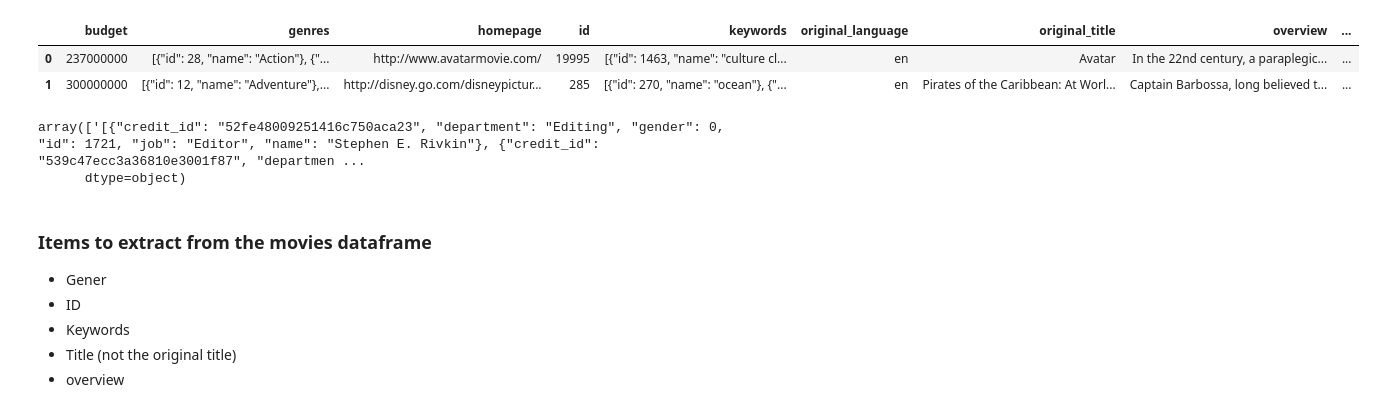
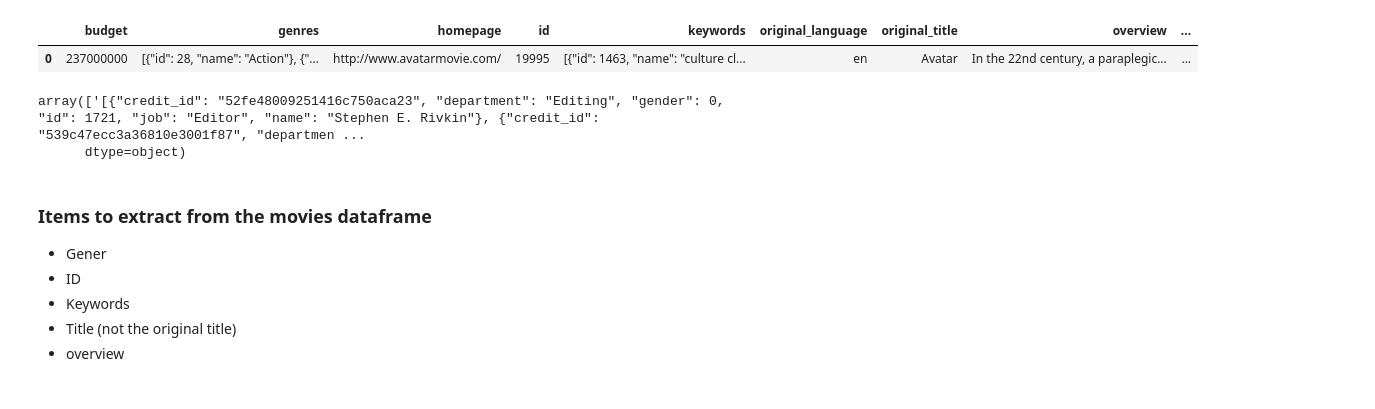
Before and after one commit to achintyashukla/movie-recommender-system, a Jupyter notebook: notebook.ipynb, the cells around one changed output. Cells and saved outputs as stored; diff of their text form; code cells hidden in the pictures.

```diff
--- a/notebook.ipynb
+++ b/notebook.ipynb
@@ -5,11 +5,10 @@ import pandas as pd
 movies = pd.read_csv("tmdb_5000_movies.csv")
 credits = pd.read_csv("tmdb_5000_credits.csv")
 # %%
-movies.head(2)
+movies.head(1)
 # %% [output]
 |  | budget | genres | homepage | id | keywords | original_language | original_title | overview | ... |
 | 0 | 237000000 | [{"id": 28, "name": "Action"}, {"... | http://www.avatarmovie.com/ | 19995 | [{"id": 1463, "name": "culture cl... | en | Avatar | In the 22nd century, a paraplegic... | ... |
-| 1 | 300000000 | [{"id": 12, "name": "Adventure"},... | http://disney.go.com/disneypictur... | 285 | [{"id": 270, "name": "ocean"}, {"... | en | Pirates of the Caribbean: At Worl... | Captain Barbossa, long believed t... | ... |
 # %%
 credits.head(1)['crew'].values
 # %% [output]
```
Also changed, not shown: parts of 34 cells of this notebook.
